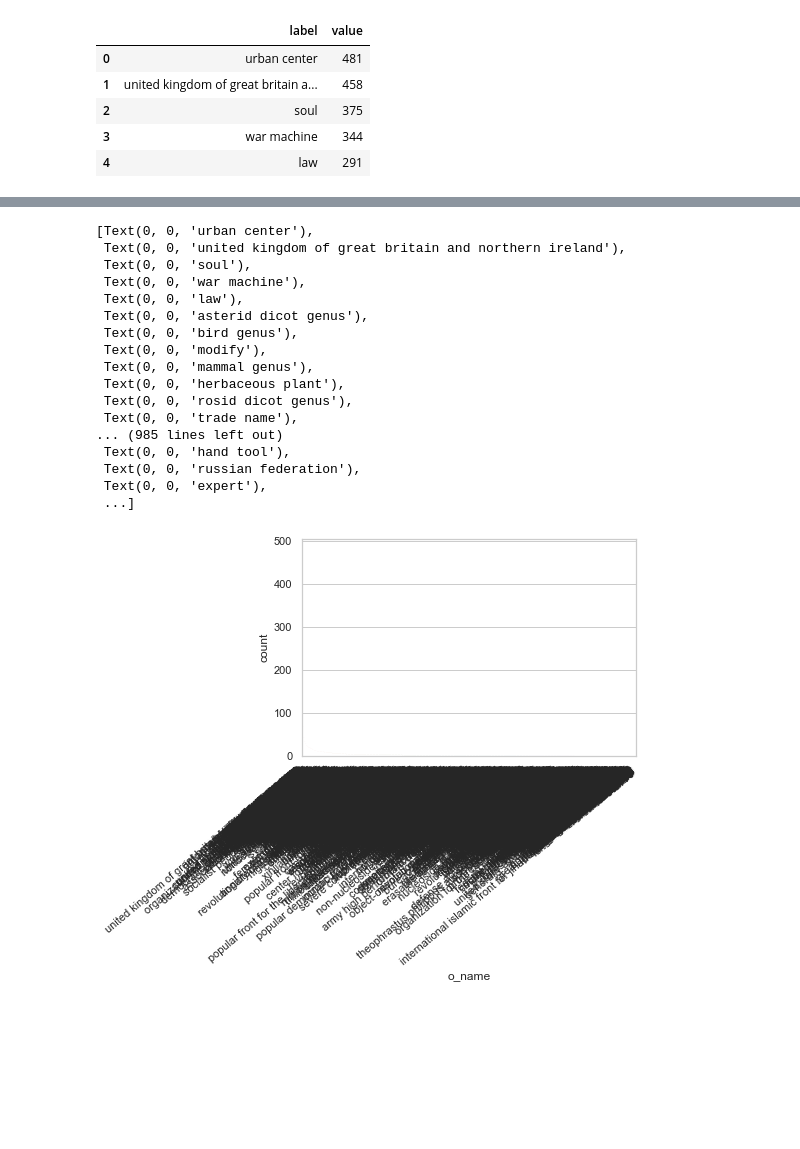
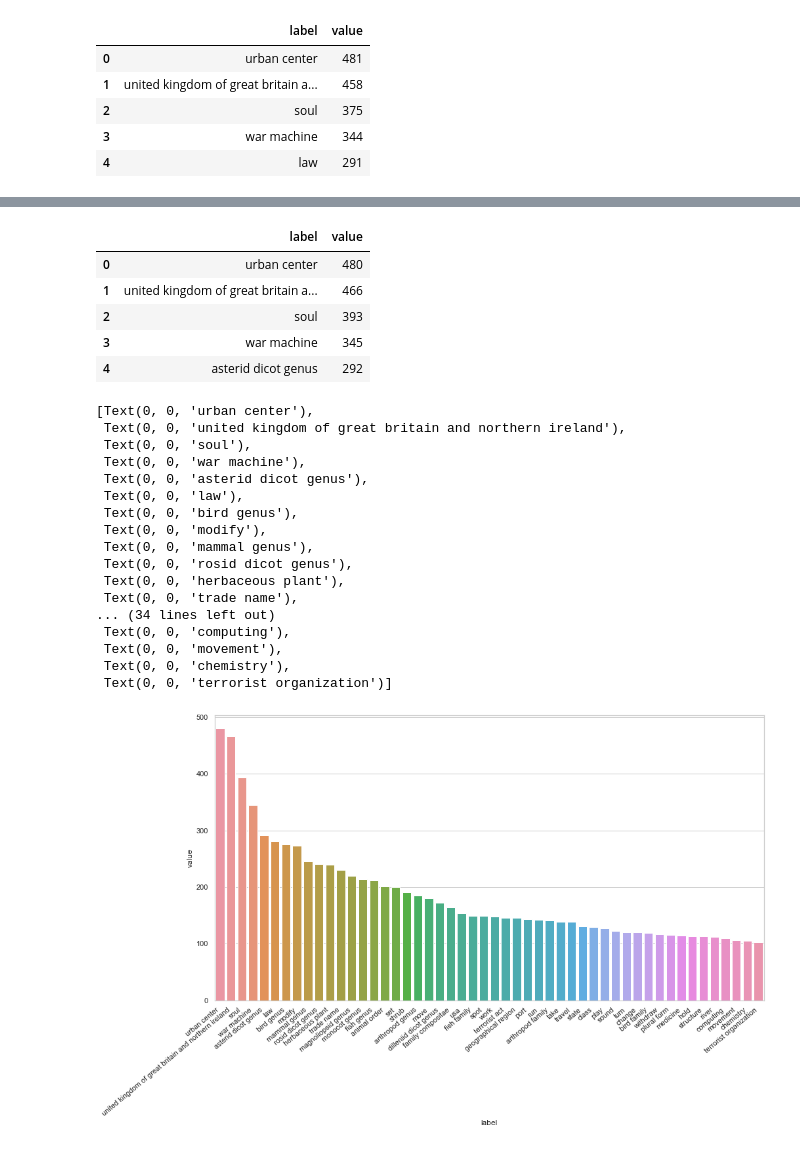
Before and after one commit to xhosaBoy/hyper-neural-tensorfactorisation, a Jupyter notebook: notebooks/WN18_Histogram.ipynb, the cells around one changed output, grey strips where cells are left out. Saved outputs shown, nothing was run; the diff lists cells and outputs as text; code cells hidden in the pictures; blank space fills up the shorter version.

```diff
--- a/notebooks/WN18_Histogram.ipynb
+++ b/notebooks/WN18_Histogram.ipynb
@@ -363,0 +367,3 @@ ax.set_xticklabels(ax.get_xticklabels(), rotation=40, ha="right")
+# %%
+subject_counts = fact['s_name'].value_counts().to_frame()
+subject_counts.head()
@@ -363,0 +387,3 @@ ax.set_xticklabels(ax.get_xticklabels(), rotation=40, ha="right")
+# %%
+subject_counts = subject_counts.reset_index()
+subject_counts.head()
@@ -364,22 +397,33 @@ ax.set_xticklabels(ax.get_xticklabels(), rotation=40, ha="right")
+# %%
+subject_counts = subject_counts.rename(columns={'index': 'label', 's_name': 'value'})
+subject_counts.head()
+# %% [output]
+|  | label | value |
+| 0 | urban center | 480 |
+| 1 | united kingdom of great britain a... | 466 |
+| 2 | soul | 393 |
+| 3 | war machine | 345 |
+| 4 | asterid dicot genus | 292 |
 # %%
-ax = sns.countplot(x="o_name", data=fact, order = fact['o_name'].value_counts().index)
+plt.figure(figsize=(15, 8))
+ax = sns.barplot(x="label", y="value", data=subject_counts[:50])
 ax.set_xticklabels(ax.get_xticklabels(), rotation=40, ha="right")
 # %% [output]
 [Text(0, 0, 'urban center'),
  Text(0, 0, 'united kingdom of great britain and northern ireland'),
  Text(0, 0, 'soul'),
  Text(0, 0, 'war machine'),
+ Text(0, 0, 'asterid dicot genus'),
  Text(0, 0, 'law'),
- Text(0, 0, 'asterid dicot genus'),
  Text(0, 0, 'bird genus'),
  Text(0, 0, 'modify'),
  Text(0, 0, 'mammal genus'),
+ Text(0, 0, 'rosid dicot genus'),
  Text(0, 0, 'herbaceous plant'),
- Text(0, 0, 'rosid dicot genus'),
  Text(0, 0, 'trade name'),
-... (985 lines left out)
- Text(0, 0, 'hand tool'),
- Text(0, 0, 'russian federation'),
- Text(0, 0, 'expert'),
- ...]
+... (34 lines left out)
+ Text(0, 0, 'computing'),
+ Text(0, 0, 'movement'),
+ Text(0, 0, 'chemistry'),
+ Text(0, 0, 'terrorist organization')]
-[figure, old version]
+[figure, new version]
```
Also changed, not shown: parts of 7 cells of this notebook.
